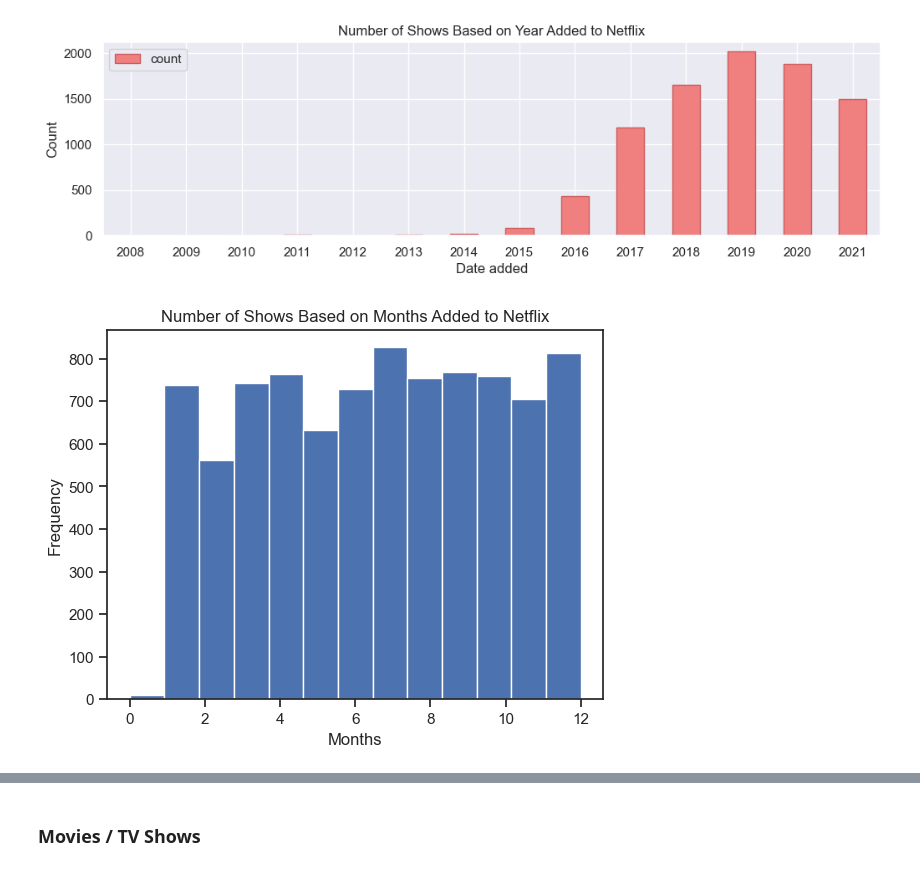
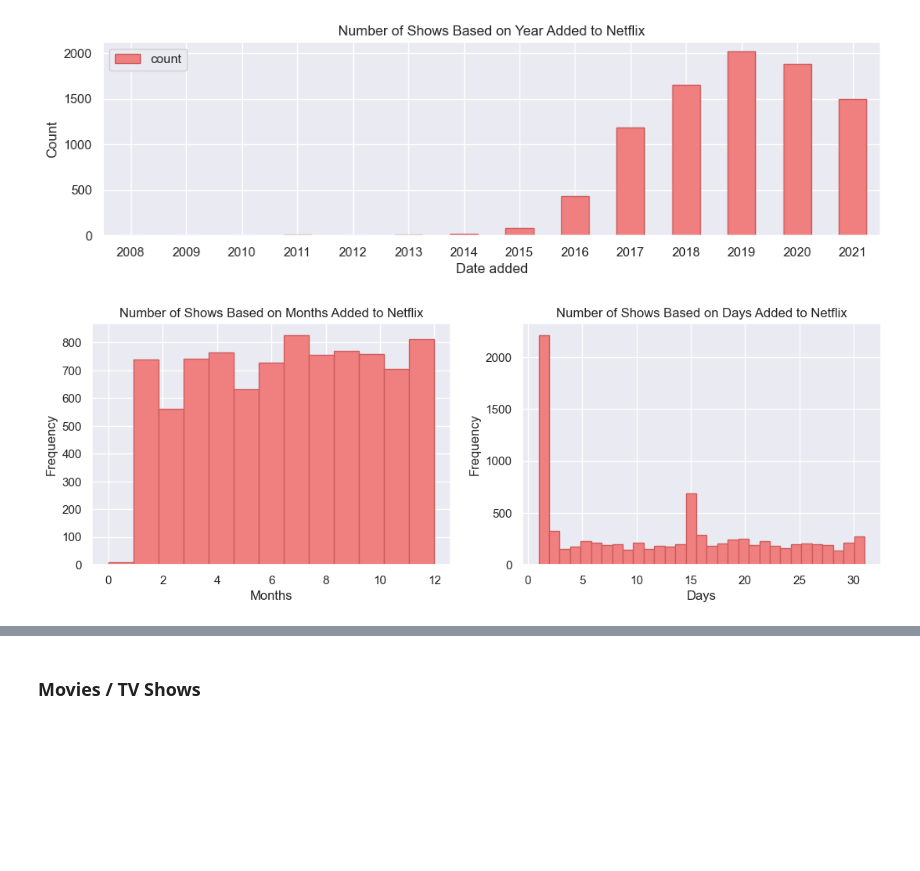
Before and after one commit to DaniloGrujic/netflix-data, a Jupyter notebook: EDA_netflix.ipynb, the cells around one changed output, grey strips where cells are left out. Saved outputs shown, nothing was run; the diff lists cells and outputs as text; code cells hidden in the pictures; blank space fills up the shorter version.

```diff
--- a/EDA_netflix.ipynb
+++ b/EDA_netflix.ipynb
@@ -83,7 +89,23 @@ plt.show()
 month_added = df['date_added'].dt.month.fillna(0)
 day_added = df['date_added'].dt.day.dropna()
 # %%
-month_added.plot(kind='hist', bins=13, title='Number of Shows Based on Months Added to Netflix', xlabel='Months')
+f, (ax1, ax2) = plt.subplots(1, 2, figsize=(13, 4))
+f.figsize =(15, 5)
+
+month_added.plot(kind='hist',
+                 bins=13,
+                 title='Number of Shows Based on Months Added to Netflix',
+                 xlabel='Months',
+                 ax=ax1,
+                 color='lightcoral',
+                 edgecolor='indianred')
+
+day_added.plot(kind='hist',
+               bins=31,
+               title='Number of Shows Based on Days Added to Netflix',
+               xlabel='Days',
+               ax=ax2, color='lightcoral',
+               edgecolor='indianred')
 plt.show()
 # %% [output]
-[figure, old version]
+[figure, new version]
```
Also changed, not shown: parts of 12 cells of this notebook.
